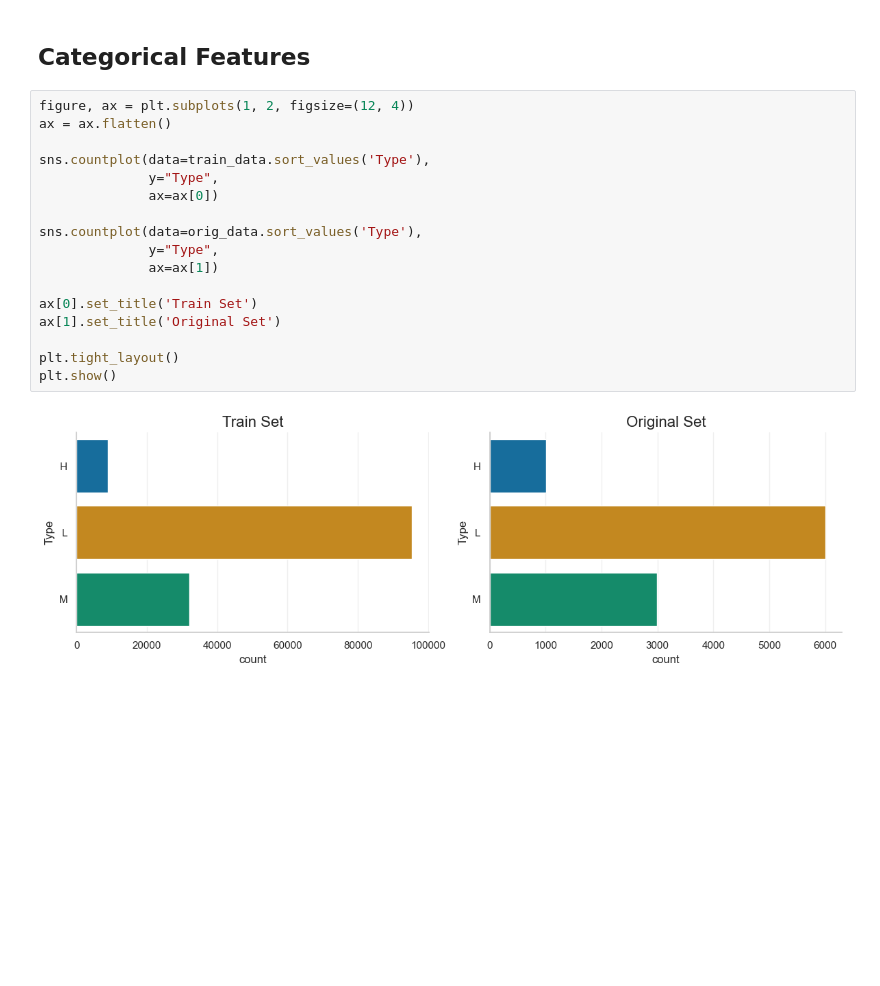
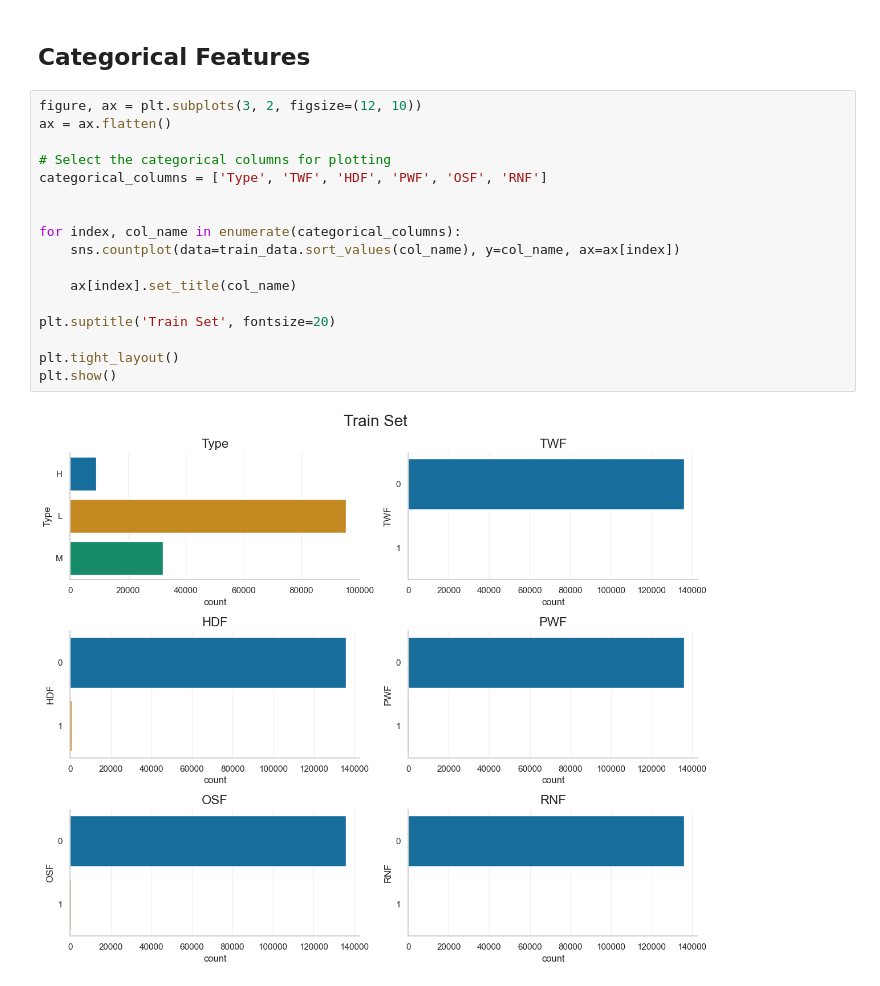
Before and after one commit to ruetha/kaggle_challenges, a Jupyter notebook: notebooks/s3e17_machine_failures.ipynb, the cells around one changed output. Drawn from its saved outputs; the diff is of its cells as text; blank space fills up the shorter version.

```diff
--- a/notebooks/s3e17_machine_failures.ipynb
+++ b/notebooks/s3e17_machine_failures.ipynb
@@ -246,22 +263,22 @@ plt.show()
 [figure]
 # %% [markdown]
 ## Categorical Features
-# %%
-figure, ax = plt.subplots(1, 2, figsize=(12, 4))
-ax = ax.flatten()
-
-sns.countplot(data=train_data.sort_values('Type'),
-              y="Type",
-              ax=ax[0])
-
-sns.countplot(data=orig_data.sort_values('Type'),
-              y="Type",
-              ax=ax[1])
-
-ax[0].set_title('Train Set')
-ax[1].set_title('Original Set')
-
-plt.tight_layout()
-plt.show()
-# %% [output]
-[figure, removed]
+# %%
+figure, ax = plt.subplots(3, 2, figsize=(12, 10))
+ax = ax.flatten()
+
+# Select the categorical columns for plotting
+categorical_columns = ['Type', 'TWF', 'HDF', 'PWF', 'OSF', 'RNF']
+
+
+for index, col_name in enumerate(categorical_columns):
+    sns.countplot(data=train_data.sort_values(col_name), y=col_name, ax=ax[index])
+
+    ax[index].set_title(col_name)
+
+plt.suptitle('Train Set', fontsize=20)
+
+plt.tight_layout()
+plt.show()
+# %% [output]
+[figure, added]
```
Also changed, not shown: parts of 9 cells of this notebook, 1 other file.
